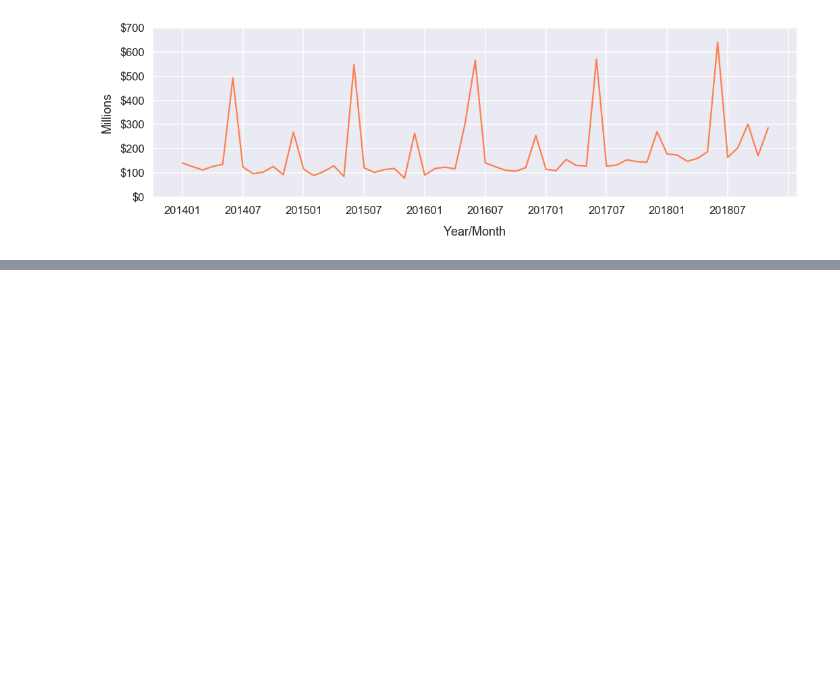
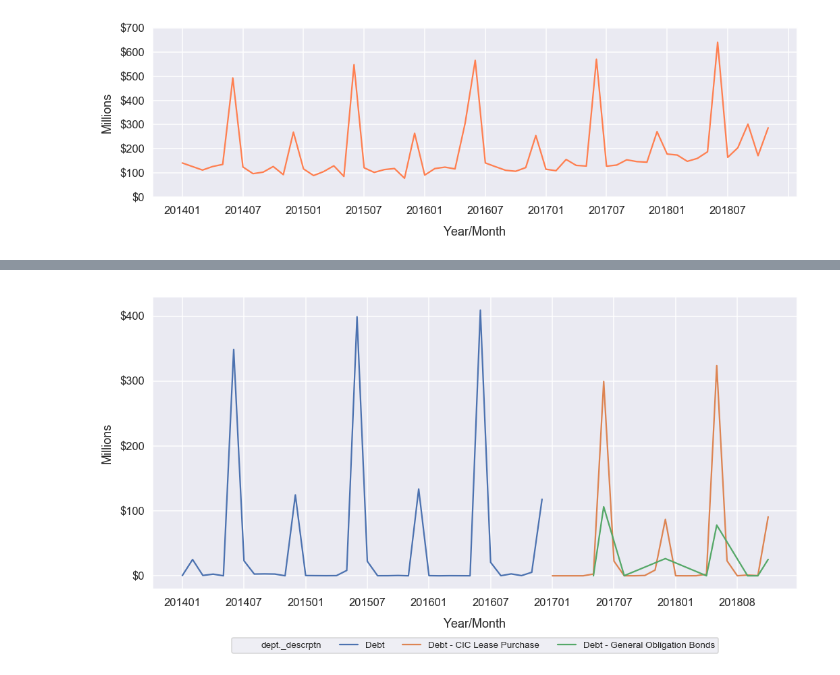
Before and after one commit to mrkjhsn/City-of-Phoenix-Vendor-Payments, a Jupyter notebook: 2014_2018_eda.ipynb, the cells around one changed output, grey strips where cells are left out. Drawn from its saved outputs; the diff is of its cells as text; code cells hidden in the pictures; blank space fills up the shorter version.

```diff
--- a/2014_2018_eda.ipynb
+++ b/2014_2018_eda.ipynb
@@ -180,0 +254,6 @@ plt.savefig("visualizations/payments_by_year_month.png")
+# %%
+#exclude debt since it has such large punctuated payments
+top_depts_debt = top_depts[~(~(top_depts.index == 'Debt') &
+                          ~(top_depts.index == 'Debt - CIC Lease Purchase') &
+                          ~(top_depts.index == 'Debt - General Obligation Bonds'))]
+top_depts_debt
@@ -180,0 +266,3 @@ plt.savefig("visualizations/payments_by_year_month.png")
+# %%
+top_depts_debt_data = payments[payments['dept._descrptn'].isin(top_depts_debt.index)]
+top_depts_debt_data.head()
@@ -180,0 +276,8 @@ plt.savefig("visualizations/payments_by_year_month.png")
+# %%
+top_depts_debt_month_yr = top_depts_debt_data \
+    .groupby(['year_month', 'dept._descrptn'])['invoice_net_amt'] \
+    .sum() \
+    .to_frame() \
+    .reset_index()
+
+top_depts_debt_month_yr.head().style.format({'invoice_net_amt': '${0:,.0f}'})
@@ -180,0 +291,29 @@ plt.savefig("visualizations/payments_by_year_month.png")
+# %%
+sns.set(rc={'figure.figsize':(15,8)})
+plt.tight_layout()
+sns.set_context("talk")
+# sns.set_context("notebook", font_scale=1.3)
+
+ax = sns.lineplot(x=top_depts_debt_month_yr.iloc[:,0],
+                  y=top_depts_debt_month_yr.iloc[:,2],
+                  hue=top_depts_debt_month_yr.iloc[:,1],
+                  data=top_depts_debt_month_yr)
+
+# plt.title("Payments By Year/Month",fontsize=20)
+plt.xlabel("Year/Month", labelpad=15)
+plt.ylabel("Millions",labelpad=10)
+
+handles, labels = ax.get_legend_handles_labels()
+ax.legend(handles=handles[1:], labels=labels[1:])
+
+ax.get_yaxis().set_major_formatter(
+    matplotlib.ticker.FuncFormatter(lambda x, p: '$%1.0f' % (x*1e-6)))
+ax.xaxis.set_major_locator(matplotlib.ticker.MultipleLocator(6))
+
+ax.legend(loc='upper center', bbox_to_anchor=(0.5, -0.15),ncol=5, fontsize=13.5)
+
+plt.tight_layout()
+
+plt.savefig("visualizations/debt_departments_payments_by_year_month.png")
+# %% [output]
+[figure, added]
```
Also changed, not shown: parts of 12 cells of this notebook.
